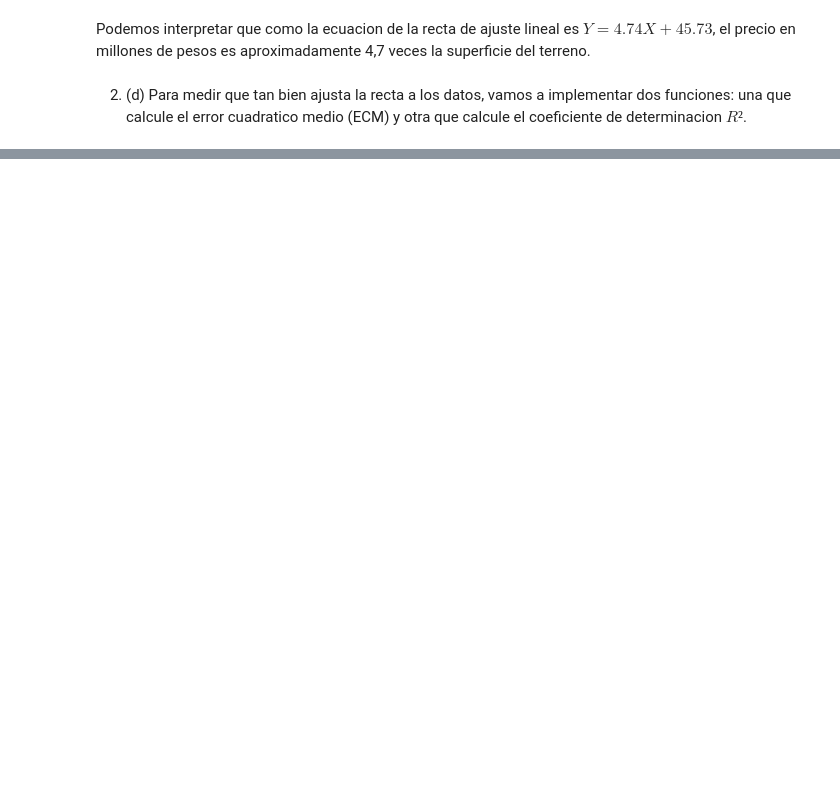
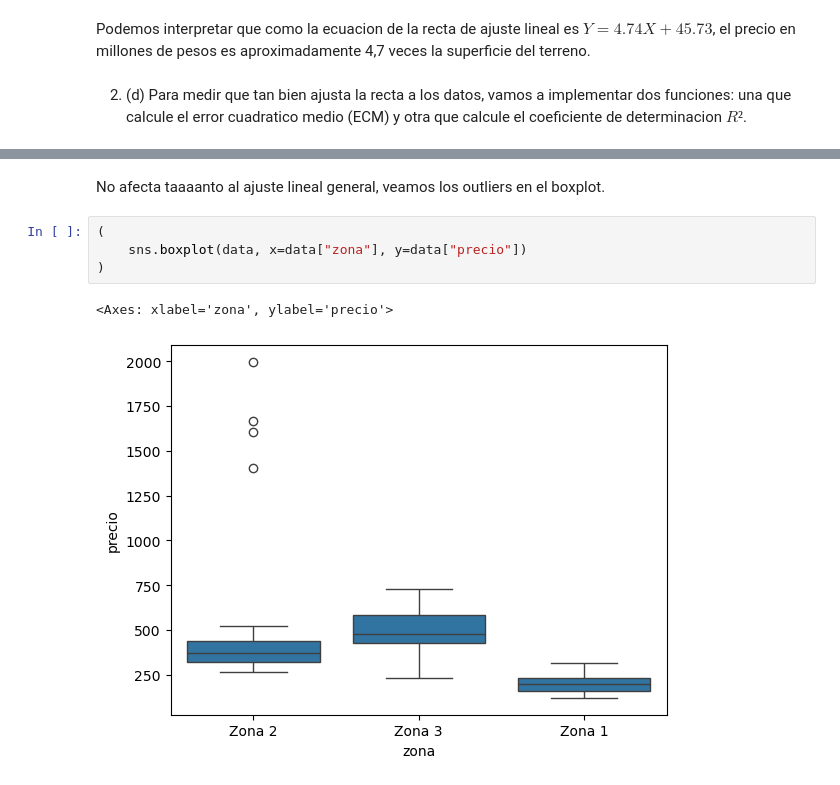
Before and after one commit to lmendezayl/uba-ldd-ic, a Jupyter notebook: guias/soluciones/practica4.ipynb, the cells around one changed output, grey strips where cells are left out. Drawn from its saved outputs; the diff is of its cells as text; blank space fills up the shorter version.

```diff
--- a/guias/soluciones/practica4.ipynb
+++ b/guias/soluciones/practica4.ipynb
@@ -101,0 +252,9 @@ def r_cuad(x, y, pendiente, o_origen):
+# %% [markdown]
+No afecta taaaanto al ajuste lineal general, veamos los outliers en el boxplot.
+# %%
+(
+    sns.boxplot(data, x=data["zona"], y=data["precio"])
+)
+# %% [output]
+<Axes: xlabel='zona', ylabel='precio'>
+[figure, added]
```
Also changed, not shown: parts of 36 cells of this notebook.
